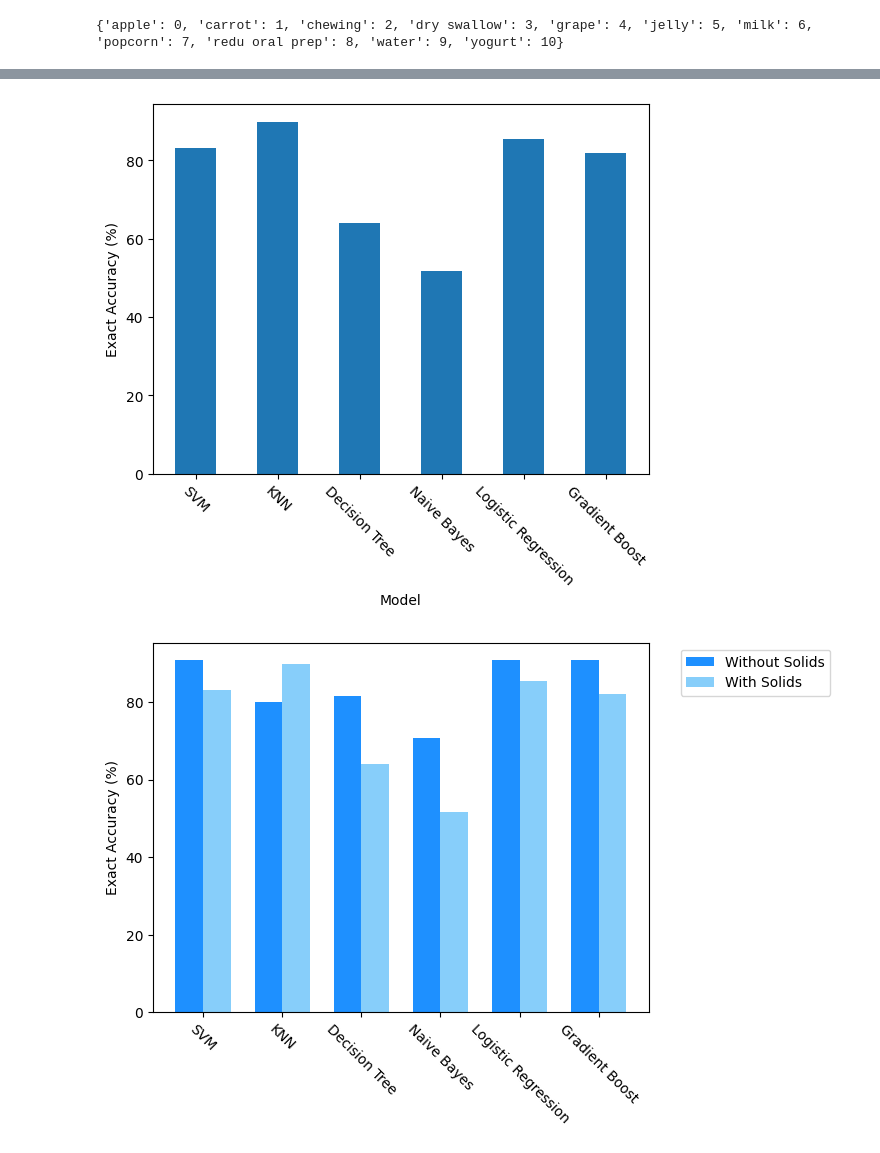
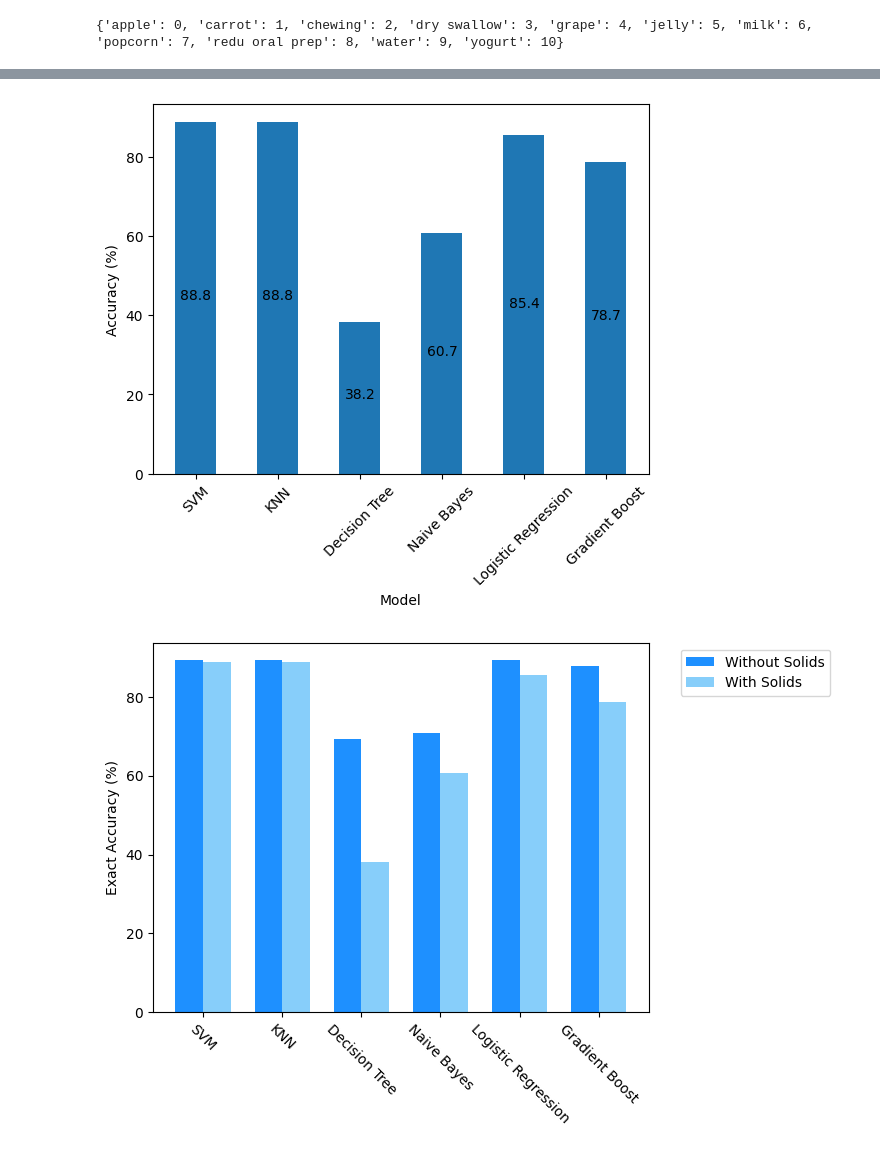
Before and after one commit to chloeewangg/emg_processing, a Jupyter notebook: notebooks/all_substance_classification.ipynb, the cells around one changed output, grey strips where cells are left out. Saved outputs shown, nothing was run; the diff lists cells and outputs as text; code cells hidden in the pictures.

```diff
--- a/notebooks/all_substance_classification.ipynb
+++ b/notebooks/all_substance_classification.ipynb
@@ -35,5 +35,5 @@ print(class_map)
 # %%
 x = df.drop(columns=['volume', 'substance'])
 y = df[['substance', 'volume']]
-exact_accuracies, label_accuracies = models.train_multioutput_models(x, y, True, True)
+exact_accuracies, label_accuracies = models.train_multioutput_models(x, y, class_map,random_state=42, show_cm=True, show_metrics=True)
 # %% [output]
@@ -52,7 +69,7 @@ exact_accuracies, label_accuracies = models.train_multioutput_models(x, y, True,
 # %%
-results.plot_accuracy(exact_accuracies)
+results.plot_acc(exact_accuracies)
 # %% [output]
-[figure, old version]
+[figure, new version]
 # %%
 import matplotlib.pyplot as plt
 import numpy as np
@@ -76,4 +93,4 @@ plt.ylabel('Exact Accuracy (%)')
 plt.legend(loc='upper left', bbox_to_anchor=(1.05, 1))
 plt.show()
 # %% [output]
-[figure, old version]
+[figure, new version]
```
Also changed, not shown: parts of 3 cells of this notebook, 7 other files.
